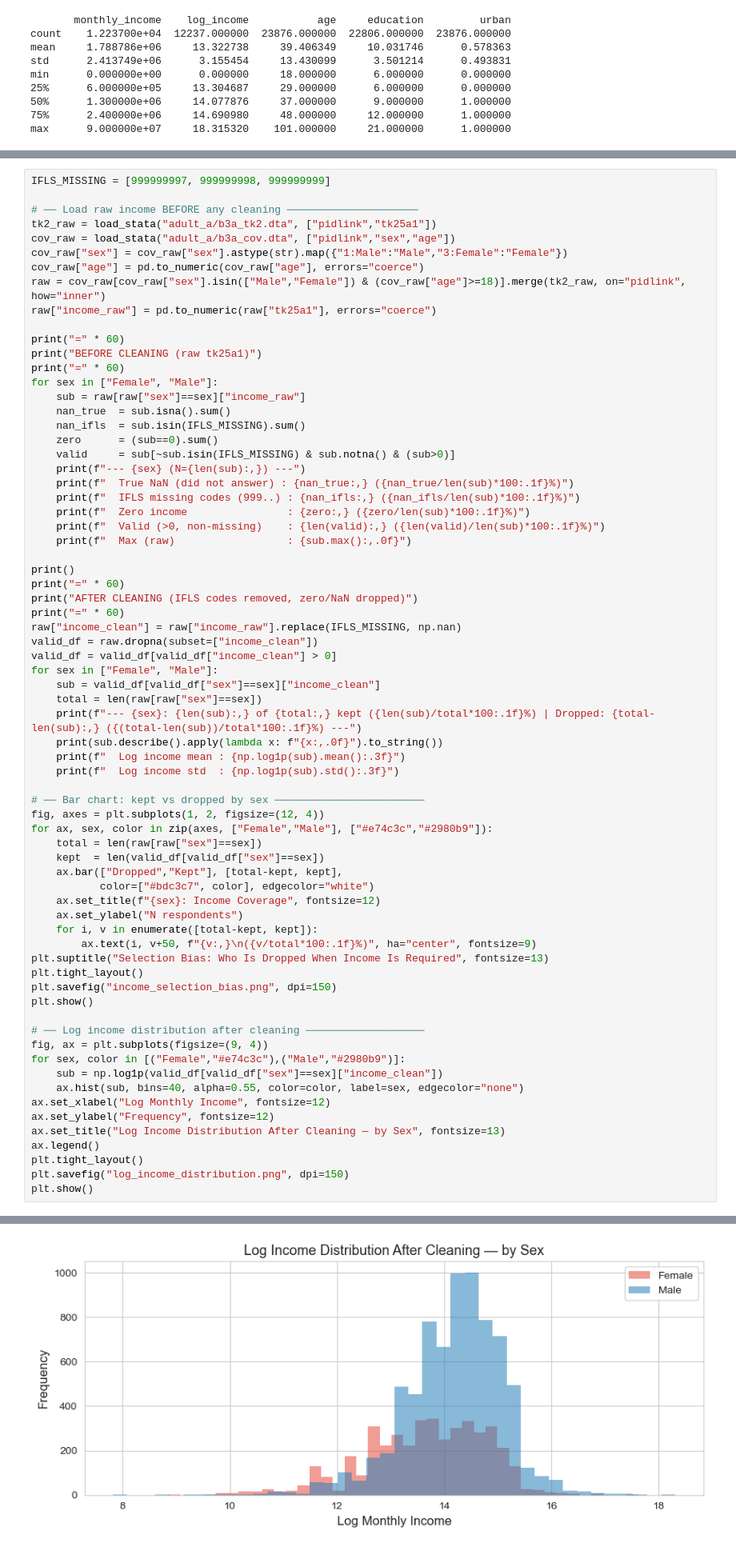
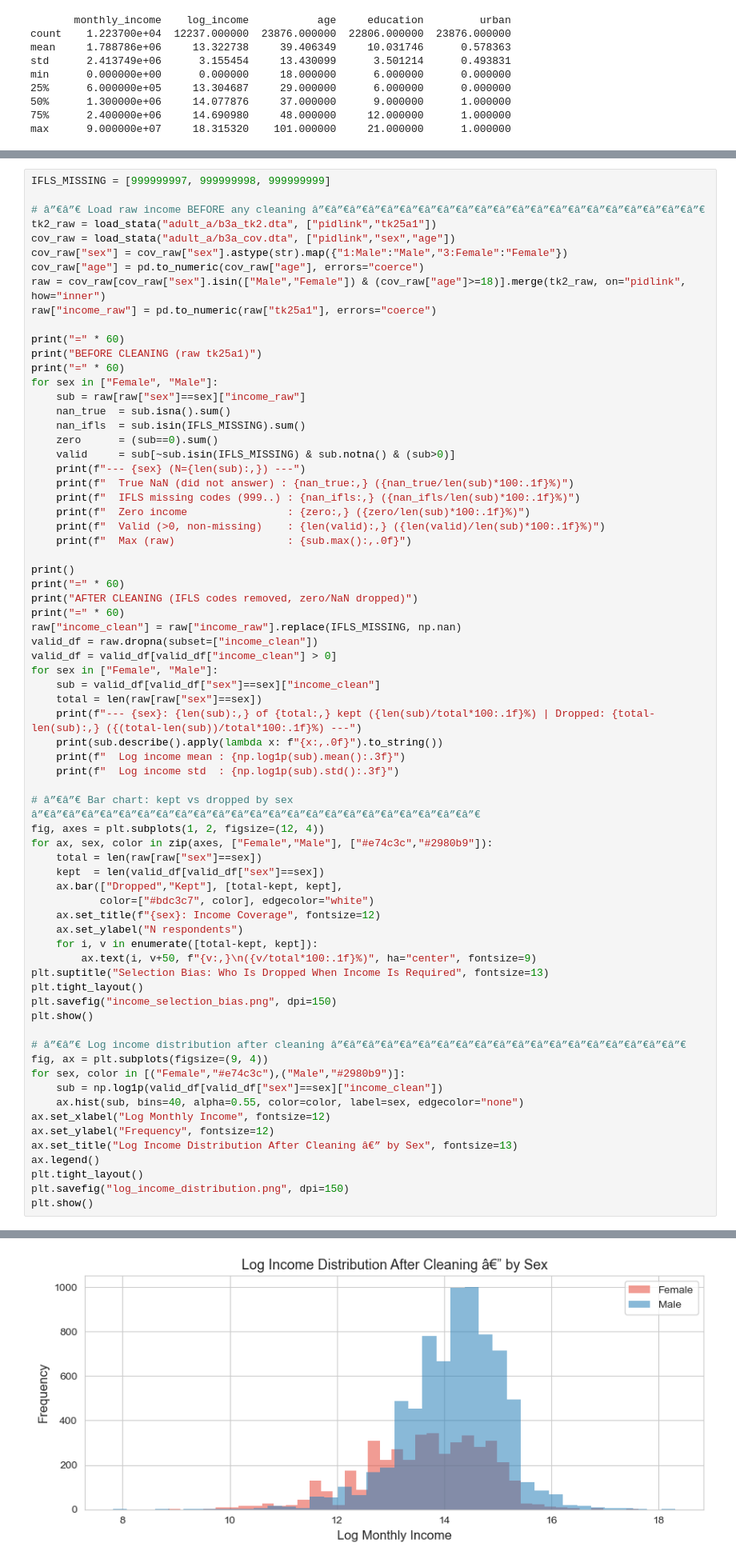
Before and after one commit to Poor1ST/ifls, a Jupyter notebook: process_fix_weighted.ipynb, the cells around one changed output, grey strips where cells are left out. Shown at 80% size. Cells and saved outputs as stored; diff of their text form.

```diff
--- a/process_fix_weighted.ipynb
+++ b/process_fix_weighted.ipynb
@@ -158,7 +158,7 @@ max      9.000000e+07     18.315320    101.000000     21.000000      1.000000
 # %%
 IFLS_MISSING = [999999997, 999999998, 999999999]
 
-# ── Load raw income BEFORE any cleaning ─────────────────────
+# â”€â”€ Load raw income BEFORE any cleaning â”€â”€â”€â”€â”€â”€â”€â”€â”€â”€â”€â”€â”€â”€â”€â”€â”€â”€â”€â”€â”€
 tk2_raw = load_stata("adult_a/b3a_tk2.dta", ["pidlink","tk25a1"])
 cov_raw = load_stata("adult_a/b3a_cov.dta", ["pidlink","sex","age"])
 cov_raw["sex"] = cov_raw["sex"].astype(str).map({"1:Male":"Male","3:Female":"Female"})
@@ -197,7 +197,7 @@ for sex in ["Female", "Male"]:
     print(f"  Log income mean : {np.log1p(sub).mean():.3f}")
     print(f"  Log income std  : {np.log1p(sub).std():.3f}")
 
-# ── Bar chart: kept vs dropped by sex ────────────────────────
+# â”€â”€ Bar chart: kept vs dropped by sex â”€â”€â”€â”€â”€â”€â”€â”€â”€â”€â”€â”€â”€â”€â”€â”€â”€â”€â”€â”€â”€â”€â”€â”€
 fig, axes = plt.subplots(1, 2, figsize=(12, 4))
 for ax, sex, color in zip(axes, ["Female","Male"], ["#e74c3c","#2980b9"]):
     total = len(raw[raw["sex"]==sex])
@@ -213,38 +213,38 @@ plt.tight_layout()
 plt.savefig("income_selection_bias.png", dpi=150)
 plt.show()
 
-# ── Log income distribution after cleaning ───────────────────
+# â”€â”€ Log income distribution after cleaning â”€â”€â”€â”€â”€â”€â”€â”€â”€â”€â”€â”€â”€â”€â”€â”€â”€â”€â”€
 fig, ax = plt.subplots(figsize=(9, 4))
 for sex, color in [("Female","#e74c3c"),("Male","#2980b9")]:
     sub = np.log1p(valid_df[valid_df["sex"]==sex]["income_clean"])
     ax.hist(sub, bins=40, alpha=0.55, color=color, label=sex, edgecolor="none")
 ax.set_xlabel("Log Monthly Income", fontsize=12)
 ax.set_ylabel("Frequency", fontsize=12)
-ax.set_title("Log Income Distribution After Cleaning — by Sex", fontsize=13)
+ax.set_title("Log Income Distribution After Cleaning â€” by Sex", fontsize=13)
 ax.legend()
 plt.tight_layout()
 plt.savefig("log_income_distribution.png", dpi=150)
 plt.show()
 # %% [output]
 ============================================================
 BEFORE CLEANING (raw tk25a1)
 ============================================================
 --- Female (N=10,216) ---
   True NaN (did not answer) : 5,720 (56.0%)
   IFLS missing codes (999..) : 1 (0.0%)
   Zero income                : 242 (2.4%)
   Valid (>0, non-missing)    : 4,253 (41.6%)
   Max (raw)                  : 999,999,997
 --- Male (N=13,660) ---
   True NaN (did not answer) : 5,917 (43.3%)
   IFLS missing codes (999..) : 1 (0.0%)
 ... (25 lines left out)
 75%       2,600,000
 max      90,000,000
   Log income mean : 14.193
   Log income std  : 0.899
 [figure]
-[figure, old version]
+[figure, new version]
 # %% [markdown]
 ## 5. Outcome & Dummy Variables
 # %%
```
Also changed, not shown: parts of 42 cells of this notebook, 38 other files.
